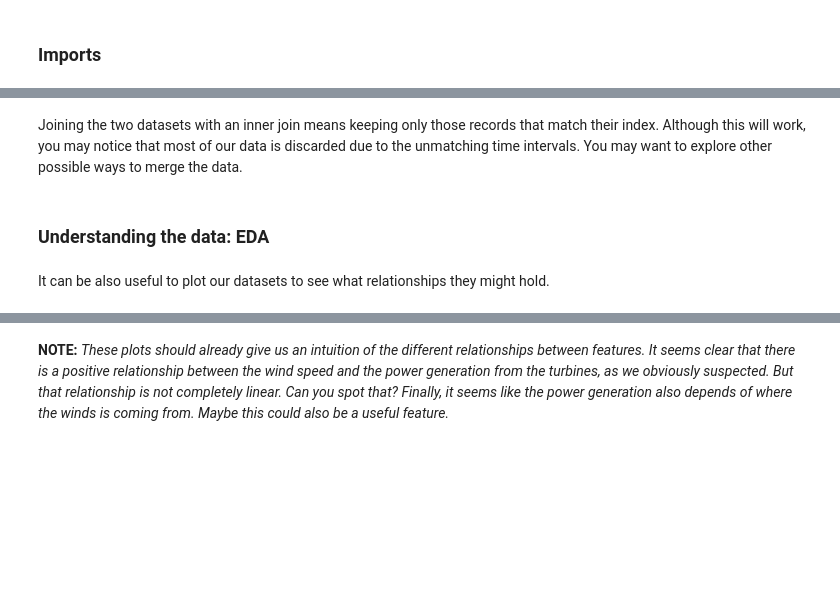
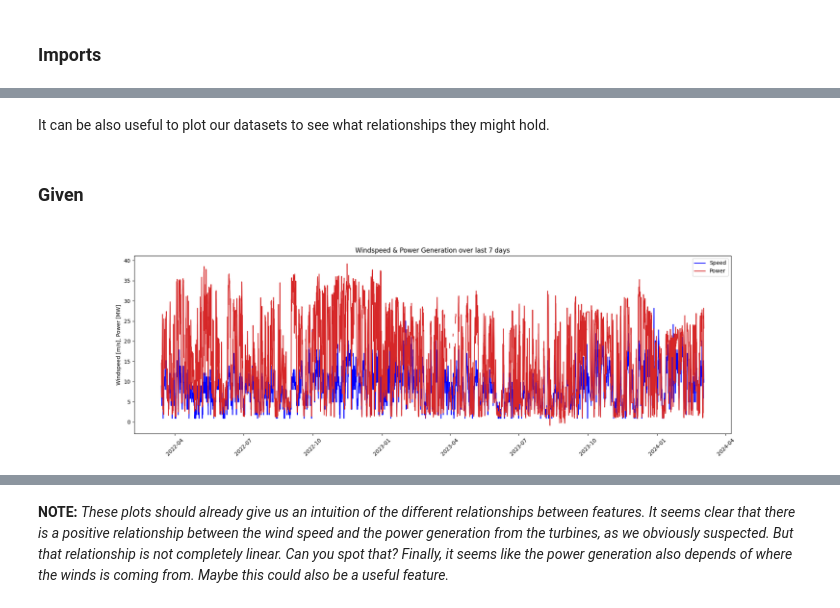
Before and after one commit to PLtier/Wind_Prediction_LSDA, a Jupyter notebook: notebooks/Assignment_1-Tutorial.ipynb, the cells around one changed output, grey strips where cells are left out. Drawn from its saved outputs; the diff is of its cells as text; code cells hidden in the pictures; blank space fills up the shorter version.

```diff
--- a/notebooks/Assignment_1-Tutorial.ipynb
+++ b/notebooks/Assignment_1-Tutorial.ipynb
@@ -56,0 +23,7 @@ from urllib.parse import urlparse
+# %%
+with InfluxDBClientWrapper() as client:
+    power_df, wind_df, today = get_power_and_wind_data(
+        client, days=720, date="2024-03-03"
+    )
+power_df = power_df[["Total"]].copy()
+wind_df = wind_df[["Speed", "Direction"]].copy()
@@ -160,5 +36,0 @@ We have two dataframes, one with weather forecast and one with power generation.
-# %%
-# Joining the data
-joined_dfs = power_df.join(wind_df, how="inner")
-# %% [markdown]
-Joining the two datasets with an inner join means keeping only those records that match their index. Although this will work, you may notice that most of our data is discarded due to the unmatching time intervals. You may want to explore other possible ways to merge the data.
@@ -167,54 +37,22 @@ Joining the two datasets with an inner join means keeping only those records tha
-# %% [markdown]
-### Understanding the data: EDA
 # %% [markdown]
 It can be also useful to plot our datasets to see what relationships they might hold.
+# %% [markdown]
+### Given
 # %%
 # Subplots
-fig, ax = plt.subplots(1,3, figsize=(25,4))
-
+plt.figure(figsize=(20, 6))
 # Speed and Power for the last 7 days
-ax[0].plot(joined_dfs["Speed"].tail(int(7*24/3)), label="Speed", color="blue") # Since the datasets are joined every three hours, we need the last 7 days times 24 hours diveded by 3 hours
-ax[0].plot(joined_dfs["Total"].tail(int(7*24/3)), label="Power", color="tab:red") # Since the datasets are joined every three hours, we need the last 7 days times 24 hours diveded by 3 hours
-ax[0].set_title("Windspeed & Power Generation over last 7 days")
-ax[0].set_xlabel("Time")
-ax[0].tick_params(axis='x', labelrotation = 45)
-ax[0].set_ylabel("Windspeed [m/s], Power [MW]")
-ax[0].legend()
-
-# Speed vs Total (Power Curve nature)
-ax[1].scatter(joined_dfs["Speed"], joined_dfs["Total"])
-power_curve = joined_dfs.groupby("Speed").median(numeric_only=True)["Total"]
-ax[1].plot(power_curve.index, power_curve.values, "k:", label="Power Curve")
-ax[1].legend()
-ax[1].set_title("Windspeed vs Power")
-ax[1].set_ylabel("Power [MW]")
-ax[1].set_xlabel("Windspeed [m/s]")
-
-# Speed and Power per Wind Direction
-wind_grouped_by_direction = joined_dfs.groupby("Direction").mean(numeric_only=True).reset_index()
-bar_width = 0.5
-x = np.arange(len(wind_grouped_by_direction.index))
-
-ax[2].bar(x, wind_grouped_by_direction.Total, width=0.5, label="Power", color="tab:red")
-ax[2].bar(x + bar_width, wind_grouped_by_direction.Speed, width=0.5, label="Speed", color="blue")
-ax[2].legend()
-ax[2].set_xticks(x)
-ax[2].set_xticklabels(wind_grouped_by_direction.Direction)
-ax[2].tick_params(axis='x', labelrotation = 45)
-ax[2].set_title("Speed and Power per Direction");
-
+plt.plot(
+    joined_dfs["Speed"], label="Speed", color="blue"
+)  # Since the datasets are joined every three hours, we need the last 7 days times 24 hours diveded by 3 hours
+plt.plot(
+    joined_dfs["Total"], label="Power", color="tab:red"
+)  # Since the datasets are joined every three hours, we need the last 7 days times 24 hours diveded by 3 hours
+plt.title("Windspeed & Power Generation over last 7 days")
+plt.xlabel("Time")
+plt.tick_params(axis="x", labelrotation=45)
+plt.ylabel("Windspeed [m/s], Power [MW]")
+plt.legend()
 plt.show()
-
-
-# create a difference plot
-plt.figure()
-
-y = wind_grouped_by_direction.Total / wind_grouped_by_direction.Speed
-
-plt.bar(wind_grouped_by_direction.Direction, y)
-# plot horizontal, a mean of y
-plt.axhline(y.mean(), color='r', linestyle='-')
-plt.show()
-
-# print standard deviation of y
-y.std()
+# %% [output]
+[figure, added]
```
Also changed, not shown: parts of 129 cells of this notebook, 2 other files.
